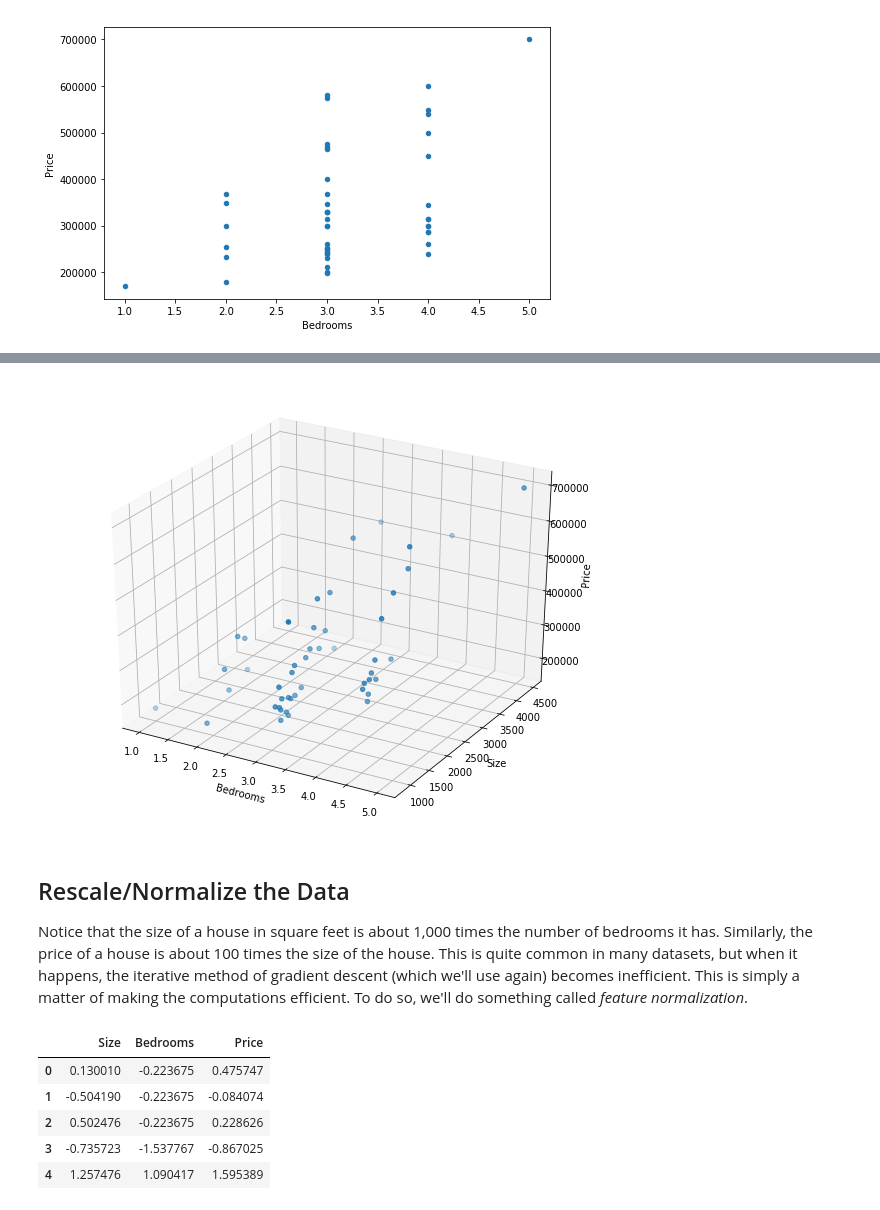
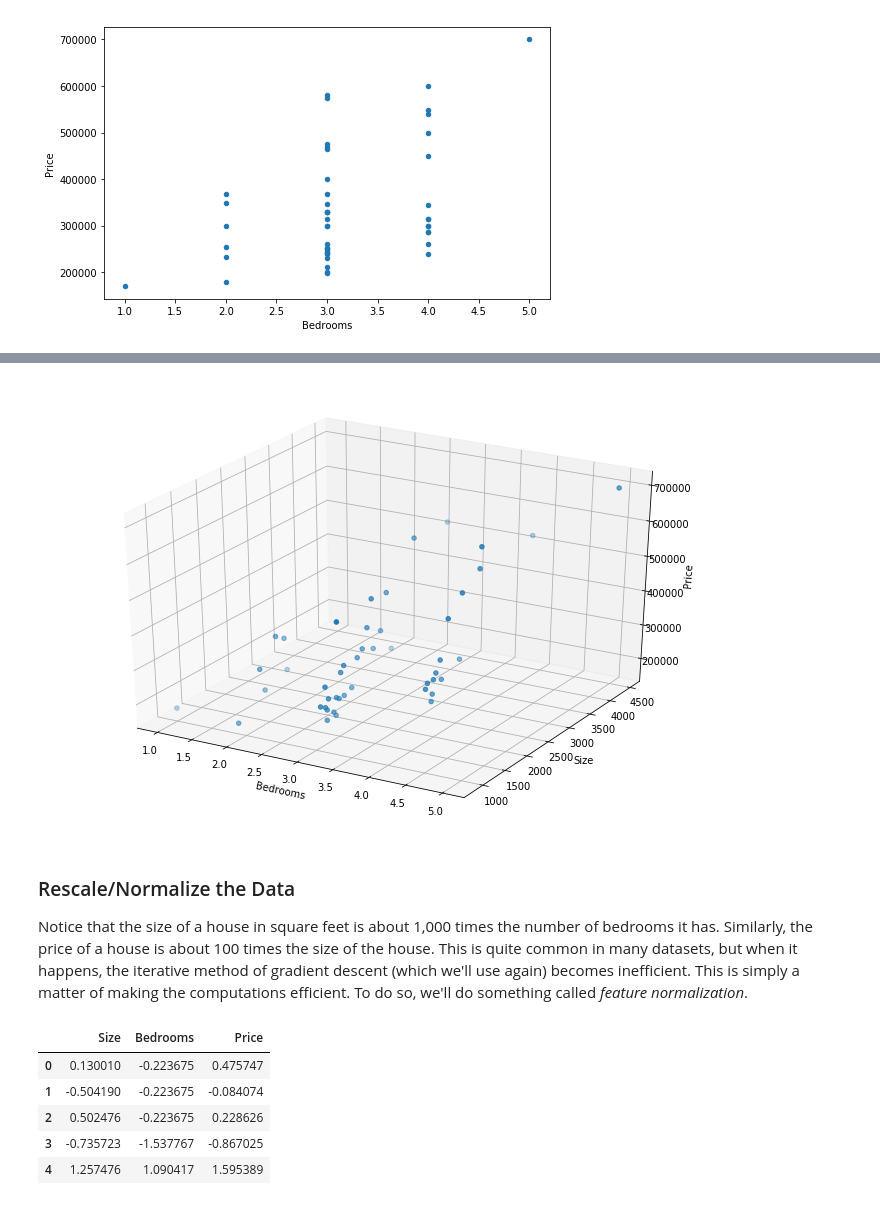
Before and after one commit to elizlajeunesse/MLCourse, a Jupyter notebook: Notebooks/Regression-With-Multiple-Features.ipynb, the cells around one changed output, grey strips where cells are left out. Cells and saved outputs as stored; diff of their text form; code cells hidden in the pictures.

```diff
--- a/Notebooks/Regression-With-Multiple-Features.ipynb
+++ b/Notebooks/Regression-With-Multiple-Features.ipynb
@@ -89,17 +88,18 @@ data2.plot.scatter(x='Bedrooms', y='Size', figsize=(8,5))
 [figure]
 # %%
+# From https://matplotlib.org/mpl_toolkits/mplot3d/tutorial.html
 # 3D scatter plot of size, bedrooms and price
 from mpl_toolkits.mplot3d import Axes3D
-threeD = plt.figure(figsize=(10,8)).gca(projection='3d')
+threeD = plt.figure(figsize=(12,8)).gca(projection='3d')
 threeD.scatter(data2['Bedrooms'], data2['Size'], data2['Price'])
 threeD.set_xlabel('Bedrooms')
 threeD.set_ylabel('Size')
 threeD.set_zlabel('Price')
 plt.show()
 # %% [output]
-[figure, old version]
+[figure, new version]
 # %% [markdown]
-## Rescale/Normalize the Data
+### Rescale/Normalize the Data
 Notice that the size of a house in square feet is about 1,000 times the number of bedrooms it has. Similarly, the price of a house is about 100 times the size of the house. This is quite common in many datasets, but when it happens, the iterative method of gradient descent (which we'll use again) becomes inefficient. This is simply a matter of making the computations efficient. To do so, we'll do something called *feature normalization*.
 # %%
 # Normalize the scales in the dataset
```
Also changed, not shown: parts of 21 cells of this notebook, 7 other files.
